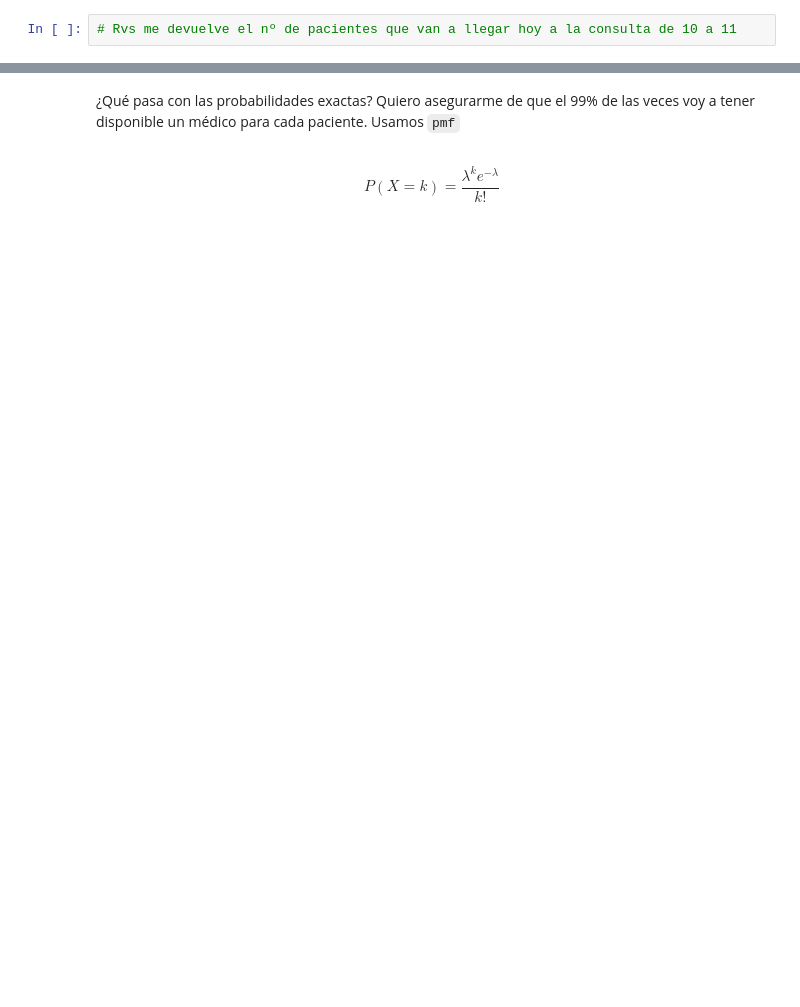
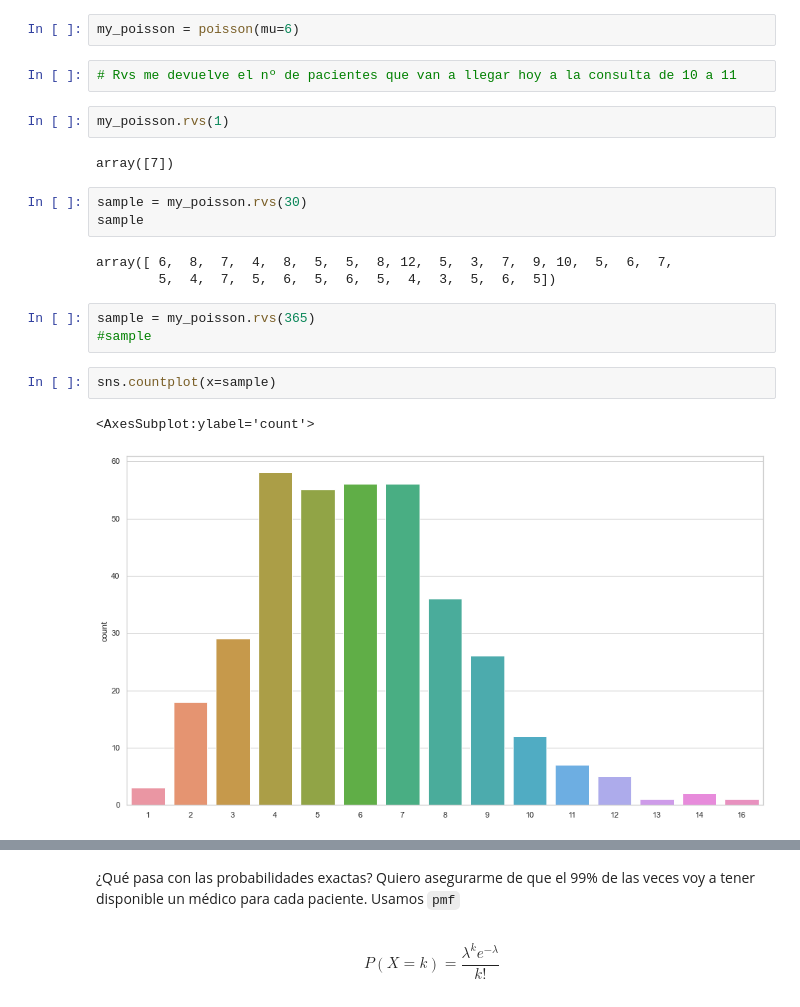
Before and after one commit to Ironhack-Data-Madrid-Octubre-2021/apuntes_clase, a Jupyter notebook: semana_05/03- Distribuciones discretas.ipynb, the cells around one changed output, grey strips where cells are left out. Drawn from its saved outputs; the diff is of its cells as text; blank space fills up the shorter version.

```diff
--- a/semana_05/03- Distribuciones discretas.ipynb
+++ b/semana_05/03- Distribuciones discretas.ipynb
@@ -659,5 +715,25 @@ $$P(X=1)=\lambda e^{-\lambda }$$
 $$P(X=2)=\frac{\lambda ^{2}e^{-\lambda }}{2}$$
 # %%
 from scipy.stats import poisson
+# %%
+my_poisson = poisson(mu=6)
 # %%
 # Rvs me devuelve el nº de pacientes que van a llegar hoy a la consulta de 10 a 11
+# %%
+my_poisson.rvs(1)
+# %% [output]
+array([7])
+# %%
+sample = my_poisson.rvs(30)
+sample
+# %% [output]
+array([ 6,  8,  7,  4,  8,  5,  5,  8, 12,  5,  3,  7,  9, 10,  5,  6,  7,
+        5,  4,  7,  5,  6,  5,  6,  5,  4,  3,  5,  6,  5])
+# %%
+sample = my_poisson.rvs(365)
+#sample
+# %%
+sns.countplot(x=sample)
+# %% [output]
+<AxesSubplot:ylabel='count'>
+[figure, added]
```
Also changed, not shown: parts of 40 cells of this notebook.
